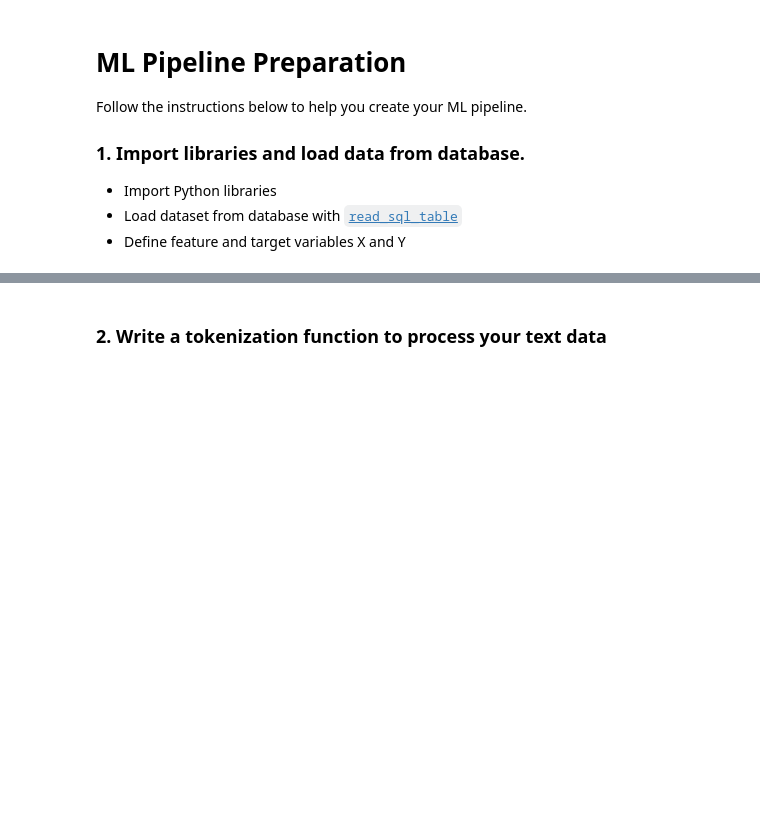
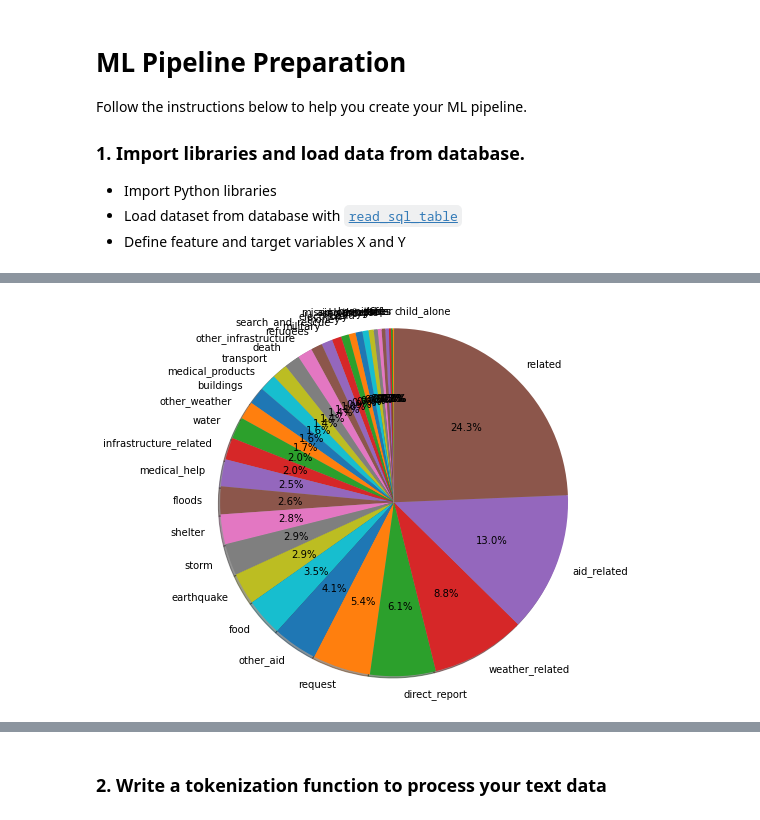
Before and after one commit to christoph1604/Udacity_DataScientist_Project2_Pipeline, a Jupyter notebook: notebooks/ML Pipeline Preparation.ipynb, the cells around one changed output, grey strips where cells are left out. Drawn from its saved outputs; the diff is of its cells as text; code cells hidden in the pictures; blank space fills up the shorter version.

Commit message:
feat: Additional visualizations added

```diff
--- a/notebooks/ML Pipeline Preparation.ipynb
+++ b/notebooks/ML Pipeline Preparation.ipynb
@@ -36,8 +41,8 @@ url_regex = 'http[s]?://(?:[a-zA-Z]|[0-9]|[$-_@.&+]|[!*\(\),]|(?:%[0-9a-fA-F][0-
 [nltk_data]   Package wordnet is already up-to-date!
 # %%
 # load data from database
-engine = create_engine('sqlite:///InsertDatabaseName.db')
-df = pd.read_sql_table("InsertTableName", engine)
+engine = create_engine('sqlite:///../data/DisasterResponse.db')
+df = pd.read_sql_table("MessageData", engine)
 df.head()
 X = df.message
 Y = df.loc[:, "related":"direct_report"]
@@ -43,0 +60,11 @@ Y = df.loc[:, "related":"direct_report"]
+# %%
+cat_number=df.loc[:, "related":"direct_report"].sum(axis=0).reset_index()
+cat_number.columns=["category", "count"]
+cat_number=cat_number.sort_values(by="count")
+
+fig1, ax1 = plt.subplots()
+ax1.pie(cat_number["count"], labels=cat_number["category"], autopct='%1.1f%%',
+        shadow=True, radius=2, startangle=90)
+plt.show()
+# %% [output]
+[figure, added]
```
Also changed, not shown: parts of 5 cells of this notebook, 3 other files.
